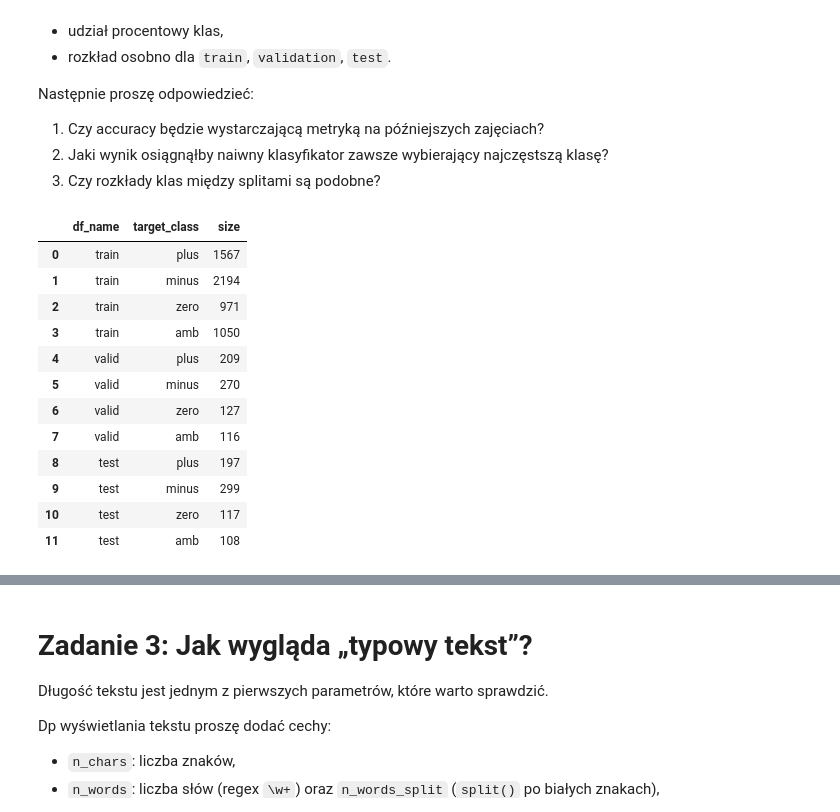
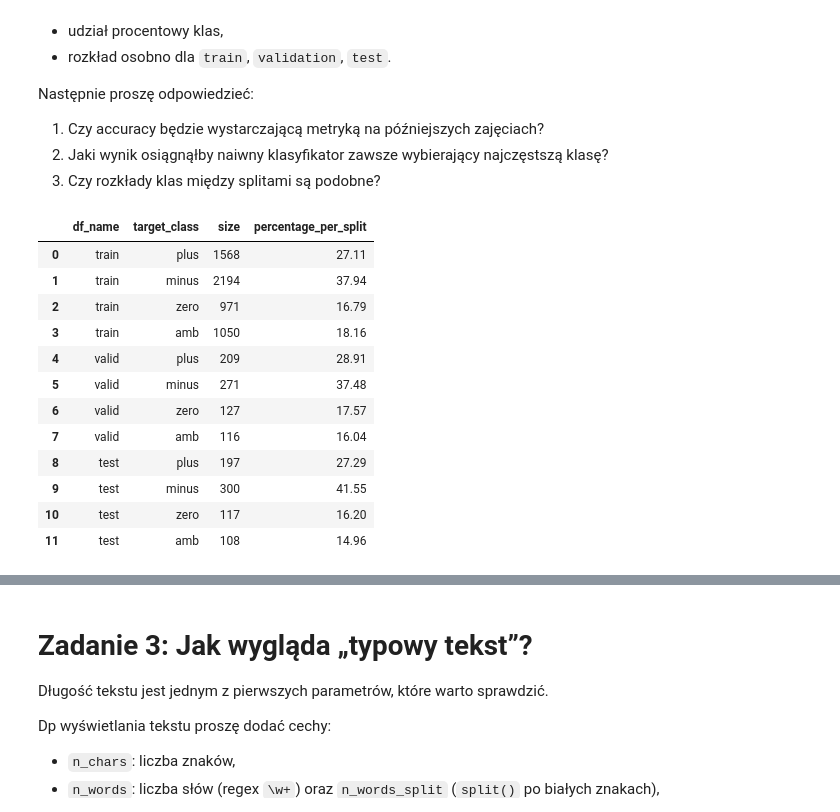
Before and after one commit to LukaszKluza/NaturaLanguageProcessing, a Jupyter notebook: Lab_1/001_Text.ipynb, the cells around one changed output, grey strips where cells are left out. Cells and saved outputs as stored; diff of their text form; code cells hidden in the pictures.

```diff
--- a/Lab_1/001_Text.ipynb
+++ b/Lab_1/001_Text.ipynb
@@ -170,7 +178,8 @@ Proszę uzupełnić komórkę poniżej. Wynik powinien zawierać jedną małą t
 # Wskazówka:
 # display(df.isna().sum())
 # display(df["target"].value_counts(dropna=False))
-SHOW_WORD_THRESHOLD = 20
+
+SHORT_WORD_THRESHOLD = 20
 audit_rows = []
 
 # MIEJSCE NA KOD
@@ -179,10 +188,10 @@ for name, split in splits.items():
         "split": name,
         "rows": split.shape[0],
         "columns": split.shape[1],
-        "missing_text": split.isna().sum(),
-        "missing_target": split["target"].isna().sum(),
-        "unique_labels": split["target"].value_counts(),
-        "short_texts_counter": split.loc[split["text"].str.len() < SHOW_WORD_THRESHOLD].shape[0]
+        "missing_text": int(split["text"].isna().sum()),
+        "missing_target": int(split["target"].isna().sum()),
+        "unique_labels": int(split["target"].nunique()),
+        "short_texts_counter": int((split["text"].str.len() < SHORT_WORD_THRESHOLD).sum())
     })
 
 pd.DataFrame(audit_rows)
@@ -217,30 +238,33 @@ Następnie proszę odpowiedzieć:
 3. Czy rozkłady klas między splitami są podobne?
 # %%
 # TODO: tabela rozkładu klas dla każdego splitu
+def get_class_distribution(splits, classes):
+    class_distribution = []
+    for name, split in splits:
+        total_split_size = split.shape[0]
+        for target_class in classes:
+            class_size = split.loc[split["target"] == target_class].shape[0]
+            class_distribution.append({
+                "df_name": name,
+                "target_class": target_class,
+                "size": class_size,
+                "percentage_per_split": round((class_size / total_split_size) * 100, 2)
+            })
+    return class_distribution
 
-class_distribution = []
-for name, split in splits.items():
-    for target_class in CLASSES:
-        class_distribution.append({
-            "df_name": name,
-            "target_class": target_class,
-            "size": (split.loc[split["target"] == target_class].shape[0])
-        })
-
-# MIEJSCE NA KOD
-pd_class_distribution = pd.DataFrame(class_distribution)
-pd_class_distribution
+class_distribution_df = pd.DataFrame(get_class_distribution(splits.items(), CLASSES))
+class_distribution_df
 # %% [output]
-|  | df_name | target_class | size |
-| 0 | train | plus | 1567 |
-| 1 | train | minus | 2194 |
-| 2 | train | zero | 971 |
-| 3 | train | amb | 1050 |
-| 4 | valid | plus | 209 |
-| 5 | valid | minus | 270 |
-| 6 | valid | zero | 127 |
-| 7 | valid | amb | 116 |
-| 8 | test | plus | 197 |
-| 9 | test | minus | 299 |
-| 10 | test | zero | 117 |
-| 11 | test | amb | 108 |
+|  | df_name | target_class | size | percentage_per_split |
+| 0 | train | plus | 1568 | 27.11 |
+| 1 | train | minus | 2194 | 37.94 |
+| 2 | train | zero | 971 | 16.79 |
+| 3 | train | amb | 1050 | 18.16 |
+| 4 | valid | plus | 209 | 28.91 |
+| 5 | valid | minus | 271 | 37.48 |
+| 6 | valid | zero | 127 | 17.57 |
+| 7 | valid | amb | 116 | 16.04 |
+| 8 | test | plus | 197 | 27.29 |
+| 9 | test | minus | 300 | 41.55 |
+| 10 | test | zero | 117 | 16.20 |
+| 11 | test | amb | 108 | 14.96 |
```
Also changed, not shown: parts of 60 cells of this notebook, 7 other files.
